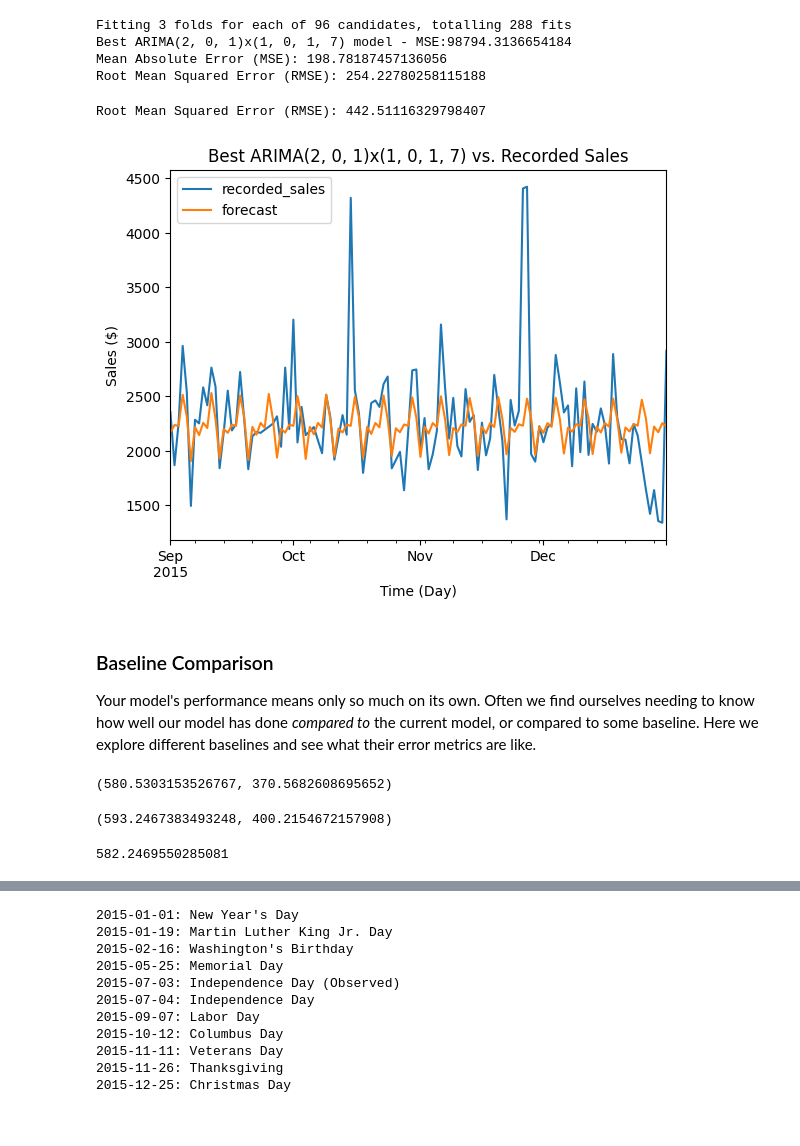
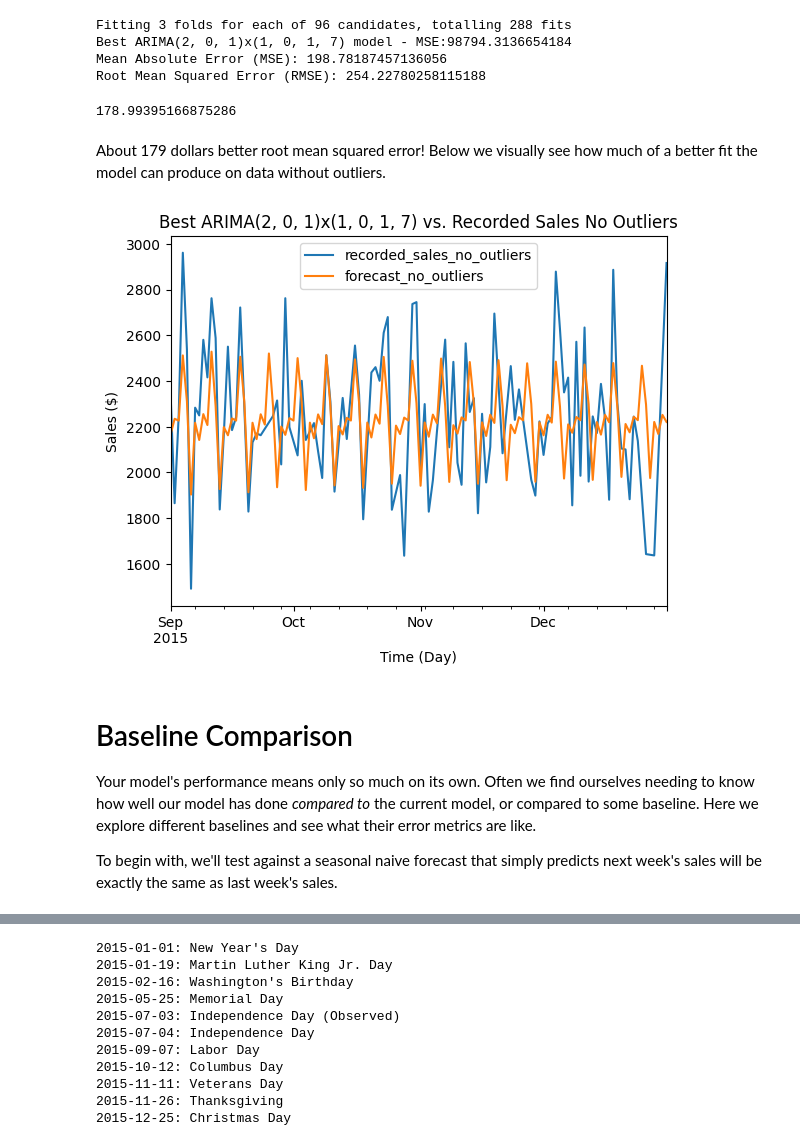
Before and after one commit to Caveexplorer/Kitchen-Sales-Forecasting, a Jupyter notebook: kitchen_sales_forecasting_modeling.ipynb, the cells around one changed output, grey strips where cells are left out. Saved outputs shown, nothing was run; the diff lists cells and outputs as text; code cells hidden in the pictures.

Commit message:
Generated baseline off of outlier free data. Compared to outlier free ARIMA error. Added better visualizations.

```diff
--- a/kitchen_sales_forecasting_modeling.ipynb
+++ b/kitchen_sales_forecasting_modeling.ipynb
@@ -376,19 +377,14 @@ len(by_days_no_outliers), len(by_days)
 min_date = by_days_no_outliers.index.min()
 max_date = by_days_no_outliers.index.max()
 # %%
+# Isolate new date range and by_days_no_ouliers date range for comparison
 complete_date_range = pd.date_range(min_date, max_date)
-existing_dates = by_days_no_outliers.index
-
-# Convert DataFrame index to a Pandas DatetimeIndex if it isn't already
-by_days_no_outliers.index = pd.to_datetime(by_days_no_outliers.index)
-
-# Extract the index (dates) from your DataFrame into a separate variable
 existing_dates = by_days_no_outliers.index
 
 # Identify missing dates by comparing complete_date_range and existing_dates
 missing_dates = complete_date_range.difference(existing_dates)
 
-# Convert to list, if necessary
+# Convert to list
 missing_dates_list = missing_dates.tolist()
 missing_dates_list
 # %% [output]
@@ -437,54 +455,56 @@ class ARIMAWrapper(BaseEstimator, RegressorMixin):
     def predict(self, X):
         return self.model_fit.forecast(steps=len(X))
 # %%
-# Redefine train/test. Values.
-train = by_days_no_outliers.loc[:'2015-08-31']
-test = by_days_no_outliers.loc['2015-09-01':]
+# Redefine train/test from by_days_no_outliers, since original train/test were from by_days
+train_no_outliers = by_days_no_outliers.loc[:'2015-08-31']
+test_no_outliers = by_days_no_outliers.loc['2015-09-01':]
 
-# Create a smaller parameter grid
+# Create a smaller parameter grid with same orders. Removing outliers didn't change the properties of the time series with respect to stationarity, so parameter space is the same
 param_grid = {
     'order': [(p, 0, q) for p in range(1, 3) for q in range(1, 3)],
     'seasonal_order': [(P, D, Q, S) for P in range(1, 3) for D in range(0, 3) for Q in range(1, 3) for S in [0, 7]]
 }
 
 # Initialize the GridSearchCV
-grid = GridSearchCV(estimator=ARIMAWrapper(), param_grid=param_grid, scoring='neg_mean_squared_error', cv=3, verbose=1, n_jobs=-1)
+grid2 = GridSearchCV(estimator=ARIMAWrapper(), param_grid=param_grid, scoring='neg_mean_squared_error', cv=3, verbose=1, n_jobs=-1)
 
 # Fit to the data
-grid.fit(train.index, train)
+grid2.fit(train_no_outliers.index, train_no_outliers)
 
 # Summary of the best model
-print(f'Best ARIMA{grid.best_params_["order"]}x{grid.best_params_["seasonal_order"]} model - MSE:{-grid.best_score_}')
+print(f'Best ARIMA{grid2.best_params_["order"]}x{grid2.best_params_["seasonal_order"]} model - MSE:{-grid2.best_score_}')
 
 # Predicting and calculating MSE
-y_pred = grid.best_estimator_.predict(test)
-mae = mean_absolute_error(test, y_pred)
-rmse = sqrt(mean_squared_error(test, y_pred))
+y_pred2 = grid2.best_estimator_.predict(test_no_outliers)
+mae_no_outliers = mean_absolute_error(test_no_outliers, y_pred2)
+rmse_no_outliers = sqrt(mean_squared_error(test_no_outliers, y_pred2))
 
-print(f'Mean Absolute Error (MSE): {mae}')
-print(f'Root Mean Squared Error (RMSE): {rmse}')
+print(f'Mean Absolute Error (MSE): {mae_no_outliers}')
+print(f'Root Mean Squared Error (RMSE): {rmse_no_outliers}')
 # %% [output]
 Fitting 3 folds for each of 96 candidates, totalling 288 fits
 Best ARIMA(2, 0, 1)x(1, 0, 1, 7) model - MSE:98794.3136654184
 Mean Absolute Error (MSE): 198.78187457136056
 Root Mean Squared Error (RMSE): 254.22780258115188
-# %%
-test = by_days.loc['2015-09-01':]
-rmse = sqrt(mean_squared_error(test, y_pred))
-print(f'Root Mean Squared Error (RMSE): {rmse}')
-# %% [output]
-Root Mean Squared Error (RMSE): 442.51116329798407
+# %%
+rmse_tuned - rmse_no_outliers
+# %% [output]
+178.99395166875286
+# %% [markdown]
+About 179 dollars better root mean squared error! Below we visually see how much of a better fit the model can produce on data without outliers.
 # %%
 # Visually inspect the ARIMA model's predictions against the holdout set
-forecast = pd.concat([test, y_pred], axis = 1) # Assemble test set and forecast into one dataframe
-forecast.rename(columns = {'total_price': 'recorded_sales', 'predicted_mean': 'forecast'}, inplace = True) # rename columns to be more intuitive
+forecast = pd.concat([test_no_outliers, y_pred2], axis = 1) # Assemble test set and forecast into one dataframe
+forecast.rename(columns = {'total_price': 'recorded_sales_no_outliers', 'predicted_mean': 'forecast_no_outliers'}, inplace = True) # rename columns to be more intuitive
 forecast.plot()
-plt.title(f'Best ARIMA{grid.best_params_["order"]}x{grid.best_params_["seasonal_order"]} vs. Recorded Sales')
+plt.title(f'Best ARIMA{grid2.best_params_["order"]}x{grid2.best_params_["seasonal_order"]} vs. Recorded Sales No Outliers')
 plt.xlabel('Time (Day)')
 plt.ylabel('Sales ($)')
 plt.show()
 # %% [output]
-[figure, old version]
+[figure, new version]
 # %% [markdown]
-### Baseline Comparison
+# Baseline Comparison
 Your model's performance means only so much on its own. Often we find ourselves needing to know how well our model has done *compared to* the current model, or compared to some baseline. Here we explore different baselines and see what their error metrics are like.
+
+To begin with, we'll test against a seasonal naive forecast that simply predicts next week's sales will be exactly the same as last week's sales.
@@ -497,15 +510,0 @@ seasonal_naive_forecast.dropna(inplace=True)
-# %%
-rmse = np.sqrt(mean_squared_error(test[7:], seasonal_naive_forecast))
-mae = mean_absolute_error(test[7:], seasonal_naive_forecast)
-rmse, mae
-# %% [output]
-(580.5303153526767, 370.5682608695652)
-# %%
-noise = np.random.uniform(-455, 455, size = len(seasonal_naive_forecast))
-noisy_seasonal_naive_forecast = seasonal_naive_forecast + noise
-
-rmse = np.sqrt(mean_squared_error(test[7:], noisy_seasonal_naive_forecast))
-mae = mean_absolute_error(test[7:], noisy_seasonal_naive_forecast)
-rmse, mae
-# %% [output]
-(593.2467383493248, 400.2154672157908)
@@ -518,4 +510,0 @@ natural_variability = residuals.std()
-# %%
-natural_variability
-# %% [output]
-582.2469550285081
```
Also changed, not shown: parts of 39 cells of this notebook.
